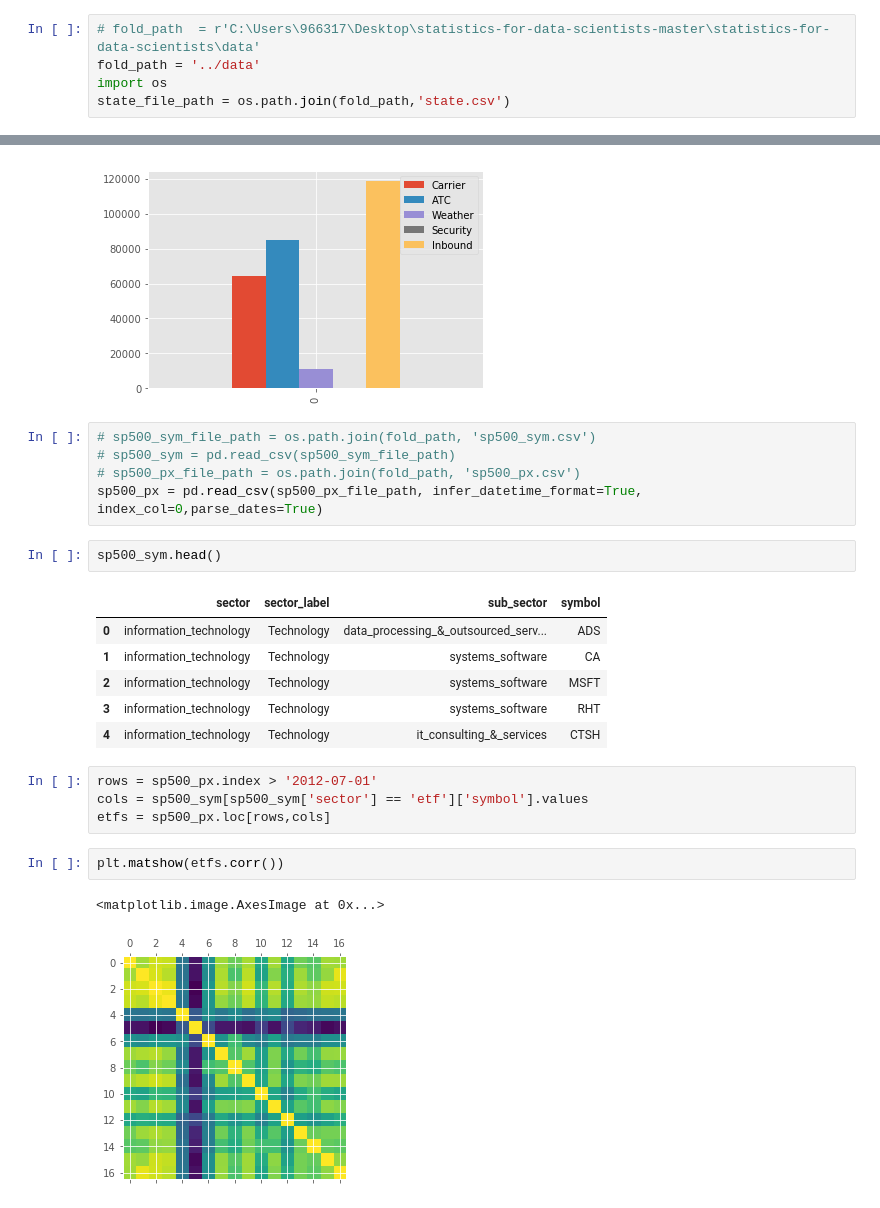
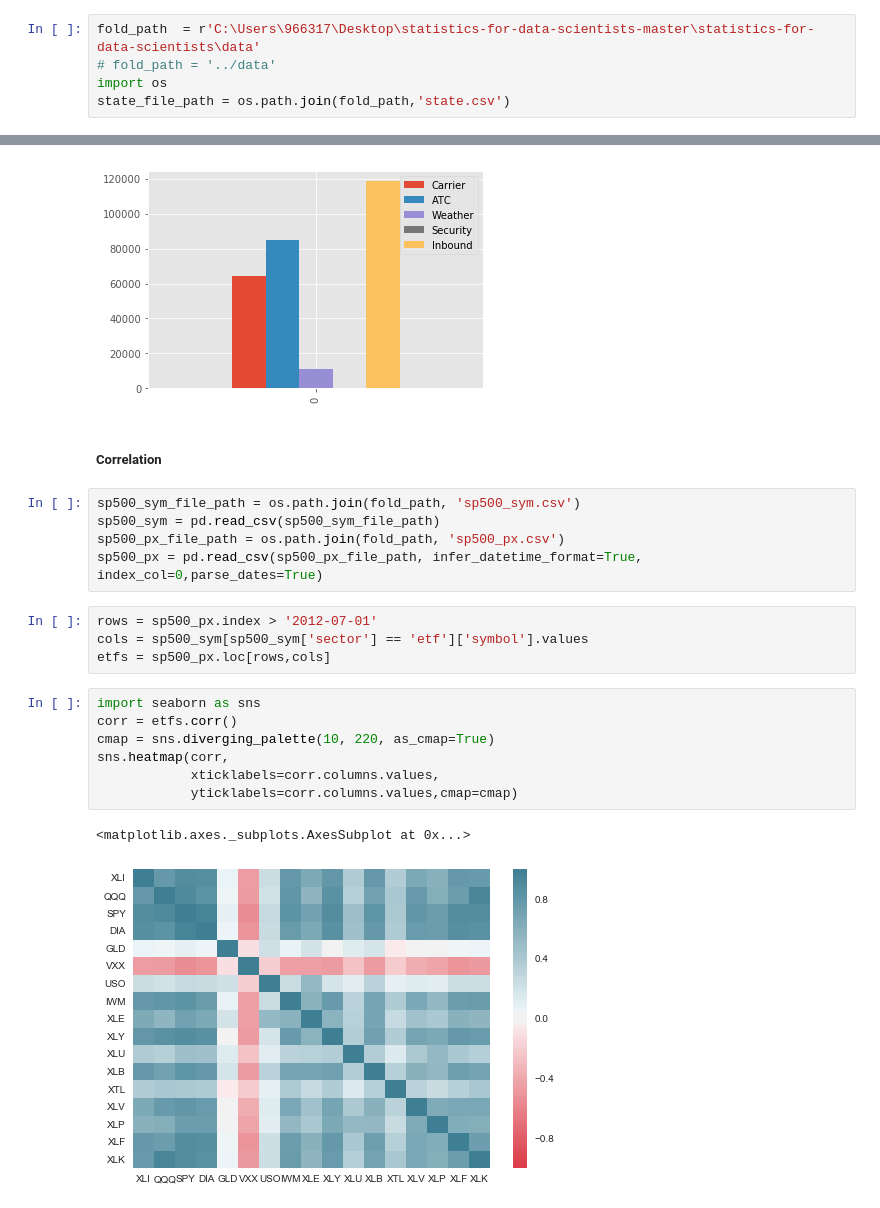
Before and after one commit to dhanonethree/xml2csv, a Jupyter notebook: Chapter1.ipynb, the cells around one changed output, grey strips where cells are left out. Drawn from its saved outputs; the diff is of its cells as text.

```diff
--- a/Chapter1.ipynb
+++ b/Chapter1.ipynb
@@ -112,8 +112,8 @@ A data value that is very different from most of the data.
 Synonyms:<br>
 extreme value
 # %%
-# fold_path  = r'C:\Users\966317\Desktop\statistics-for-data-scientists-master\statistics-for-data-scientists\data'
-fold_path = '../data'
+fold_path  = r'C:\Users\966317\Desktop\statistics-for-data-scientists-master\statistics-for-data-scientists\data'
+# fold_path = '../data'
 import os
 state_file_path = os.path.join(fold_path,'state.csv')
 # %%
@@ -369,26 +368,24 @@ dfw.plot(kind='bar')
 # %% [output]
 <matplotlib.axes._subplots.AxesSubplot at 0x...>
 [figure]
+# %% [markdown]
+##### Correlation
 # %%
-# sp500_sym_file_path = os.path.join(fold_path, 'sp500_sym.csv')
-# sp500_sym = pd.read_csv(sp500_sym_file_path)
-# sp500_px_file_path = os.path.join(fold_path, 'sp500_px.csv')
+sp500_sym_file_path = os.path.join(fold_path, 'sp500_sym.csv')
+sp500_sym = pd.read_csv(sp500_sym_file_path)
+sp500_px_file_path = os.path.join(fold_path, 'sp500_px.csv')
 sp500_px = pd.read_csv(sp500_px_file_path, infer_datetime_format=True, index_col=0,parse_dates=True)
-# %%
-sp500_sym.head()
-# %% [output]
-|  | sector | sector_label | sub_sector | symbol |
-| 0 | information_technology | Technology | data_processing_&_outsourced_serv... | ADS |
-| 1 | information_technology | Technology | systems_software | CA |
-| 2 | information_technology | Technology | systems_software | MSFT |
-| 3 | information_technology | Technology | systems_software | RHT |
-| 4 | information_technology | Technology | it_consulting_&_services | CTSH |
 # %%
 rows = sp500_px.index > '2012-07-01'
 cols = sp500_sym[sp500_sym['sector'] == 'etf']['symbol'].values
 etfs = sp500_px.loc[rows,cols]
-# %%
-plt.matshow(etfs.corr())
-# %% [output]
-<matplotlib.image.AxesImage at 0x...>
-[figure, removed]
+# %%
+import seaborn as sns
+corr = etfs.corr()
+cmap = sns.diverging_palette(10, 220, as_cmap=True)
+sns.heatmap(corr,
+            xticklabels=corr.columns.values,
+            yticklabels=corr.columns.values,cmap=cmap)
+# %% [output]
+<matplotlib.axes._subplots.AxesSubplot at 0x...>
+[figure, added]
```
Also changed, not shown: parts of 6 cells of this notebook.
